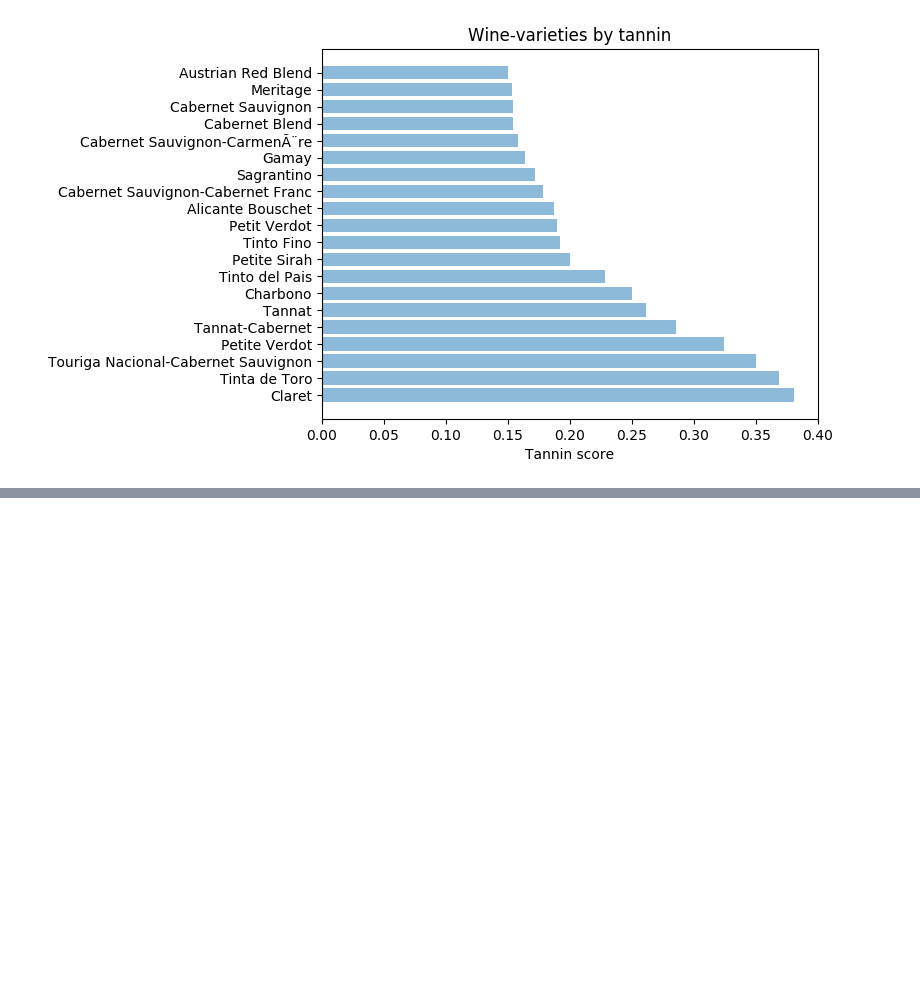
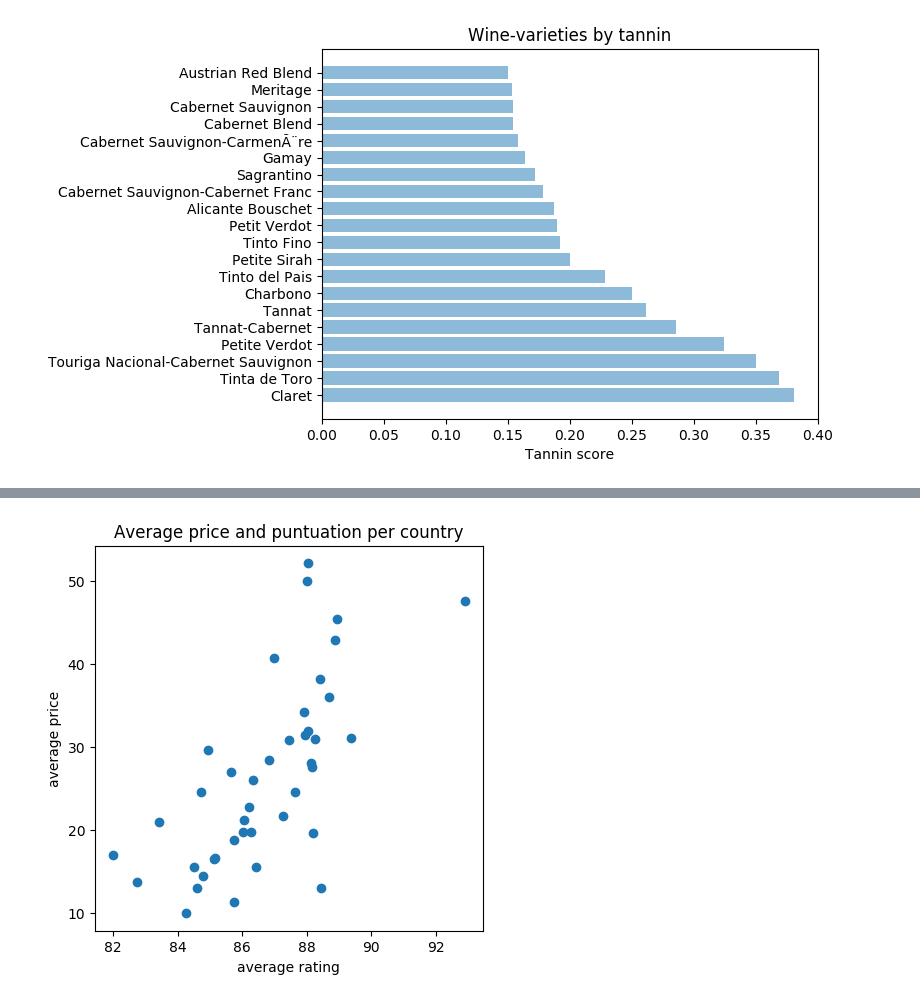
Before and after one commit to pavlafuxova/TFM, a Jupyter notebook: ranking_varieties.ipynb, the cells around one changed output, grey strips where cells are left out. Drawn from its saved outputs; the diff is of its cells as text; code cells hidden in the pictures; blank space fills up the shorter version.

Commit message:
points and price per country

```diff
--- a/ranking_varieties.ipynb
+++ b/ranking_varieties.ipynb
@@ -270,0 +294,13 @@ plt.show()
+# %%
+country_price = wine_f.groupby("country").price.mean().to_frame().reset_index()
+# %%
+country_points = wine_f.groupby("country").points.mean().to_frame().reset_index()
+# %%
+plt.figure(figsize=(5,5))
+plt.scatter(country_points.points, country_price.price)
+plt.xlabel("average rating")
+plt.ylabel("average price")
+plt.title("Average price and puntuation per country")
+plt.show()
+# %% [output]
+[figure, added]
```
Also changed, not shown: parts of 2 cells of this notebook.
